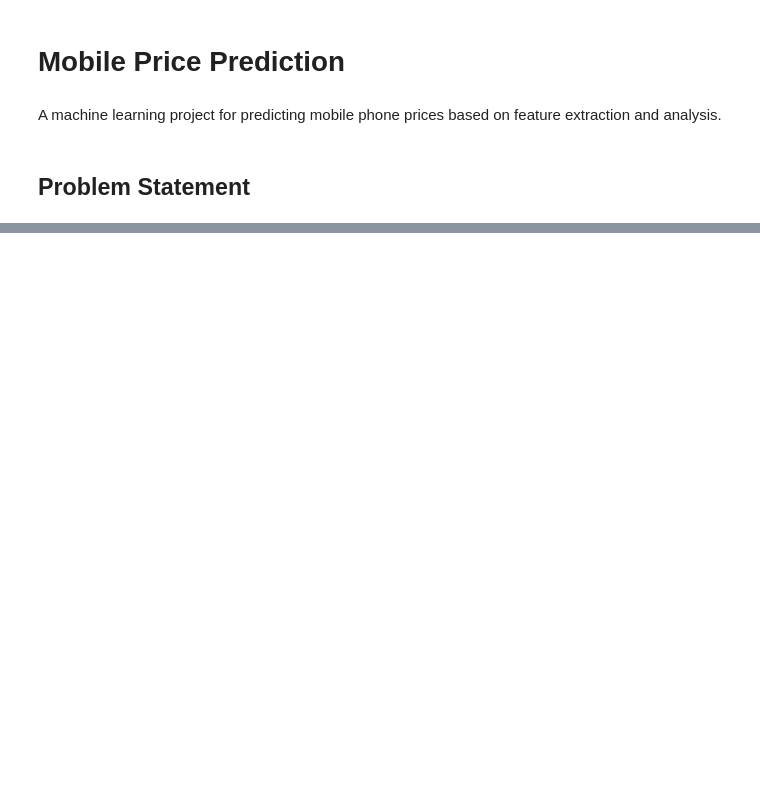
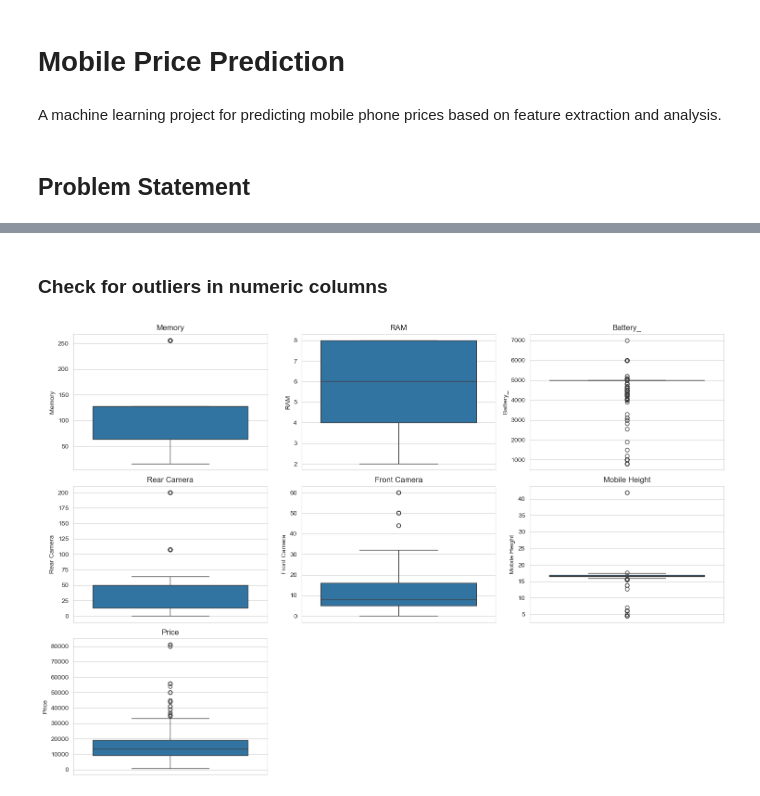
Before and after one commit to tayade-aniket/mobile-price-prediction-NHIS, a Jupyter notebook: price_prediction.ipynb, the cells around one changed output, grey strips where cells are left out. Cells and saved outputs as stored; diff of their text form; code cells hidden in the pictures; blank space fills up the shorter version.

```diff
--- a/price_prediction.ipynb
+++ b/price_prediction.ipynb
@@ -264,0 +157,2 @@ plt.show()
+# %%
+df['Prize'] = df['Prize'].str.replace(',', '').astype(float)
@@ -264,0 +161,2 @@ plt.show()
+# %%
+df = df.rename(columns={'Prize': 'Price'})
@@ -264,0 +199,7 @@ plt.show()
+# %%
+print("="*50)
+print("Unique values in categorical columns:")
+cat_cols = ['Model', 'Colour', 'Memory', 'RAM', 'Battery_', 'Rear Camera', 'Front Camera', 'AI Lens', 'Processor_']
+for col in cat_cols:
+    print(f"{col}: {df[col].nunique()} unique values")
+print("="*50)
@@ -264,0 +221,7 @@ plt.show()
+# %%
+df['Memory'] = df['Memory'].astype(str).str.extract(r'(\d+)').fillna(0).astype(int)
+df['RAM'] = df['RAM'].astype(str).str.extract(r'(\d+)').fillna(0).astype(int)
+df['Battery_'] = df['Battery_'].astype(str).str.extract(r'(\d+)').fillna(0).astype(int)
+df['AI Lens'] = df['AI Lens'].astype(str).str.lower().map({'yes': 1, 'no': 0, '1': 1, '0': 0}).fillna(0).astype(int)
+df['Rear Camera'] = df['Rear Camera'].str.extract('(\d+)').astype(int)
+df['Front Camera'] = df['Front Camera'].str.extract('(\d+)').astype(int)
@@ -264,0 +250,13 @@ plt.show()
+# %% [markdown]
+### Check for outliers in numeric columns
+# %%
+num_cols = ['Memory', 'RAM', 'Battery_', 'Rear Camera', 'Front Camera', 'Mobile Height', 'Price']
+plt.figure(figsize=(15, 10))
+for i, col in enumerate(num_cols):
+    plt.subplot(3, 3, i+1)
+    sns.boxplot(y=df[col])
+    plt.title(col)
+plt.tight_layout()
+plt.show()
+# %% [output]
+[figure, added]
```
Also changed, not shown: parts of 108 cells of this notebook.
